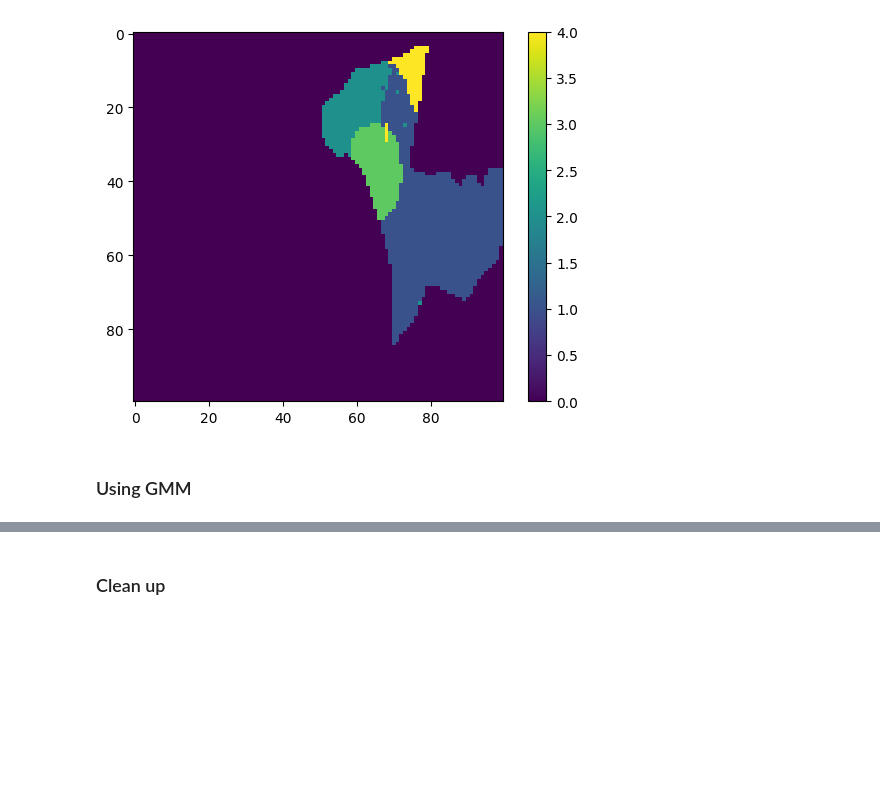
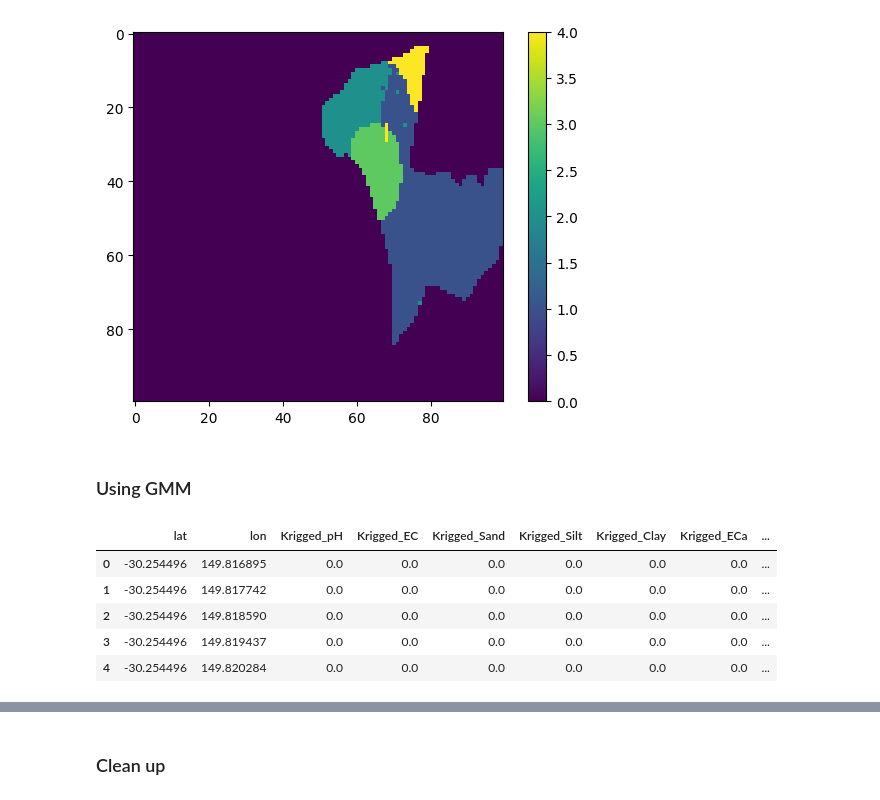
Before and after one commit to aus-plant-phenomics-network/mccn-case-studies, a Jupyter notebook: Case 7/MCCN-CASE 7 scenario 1.ipynb, the cells around one changed output, grey strips where cells are left out. Drawn from its saved outputs; the diff is of its cells as text; code cells hidden in the pictures; blank space fills up the shorter version.

```diff
--- a/Case 7/MCCN-CASE 7 scenario 1.ipynb
+++ b/Case 7/MCCN-CASE 7 scenario 1.ipynb
@@ -240,2 +247,11 @@ features_position = features_df.loc[:,["lat", "lon"]]
+# %%
+features_df.head()
+# %% [output]
+|  | lat | lon | Krigged_pH | Krigged_EC | Krigged_Sand | Krigged_Silt | Krigged_Clay | Krigged_ECa | ... |
+| 0 | -30.254496 | 149.816895 | 0.0 | 0.0 | 0.0 | 0.0 | 0.0 | 0.0 | ... |
+| 1 | -30.254496 | 149.817742 | 0.0 | 0.0 | 0.0 | 0.0 | 0.0 | 0.0 | ... |
+| 2 | -30.254496 | 149.818590 | 0.0 | 0.0 | 0.0 | 0.0 | 0.0 | 0.0 | ... |
+| 3 | -30.254496 | 149.819437 | 0.0 | 0.0 | 0.0 | 0.0 | 0.0 | 0.0 | ... |
+| 4 | -30.254496 | 149.820284 | 0.0 | 0.0 | 0.0 | 0.0 | 0.0 | 0.0 | ... |
 # %%
 from SpatialCluster.methods.GMM import GMM_Clustering
```
Also changed, not shown: parts of 6 cells of this notebook.
